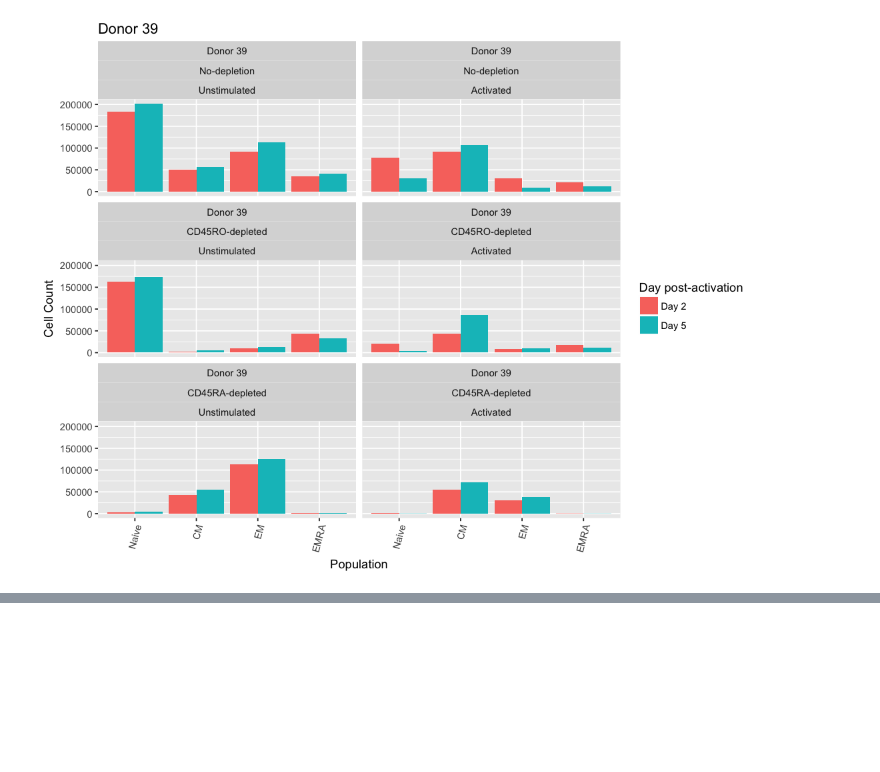
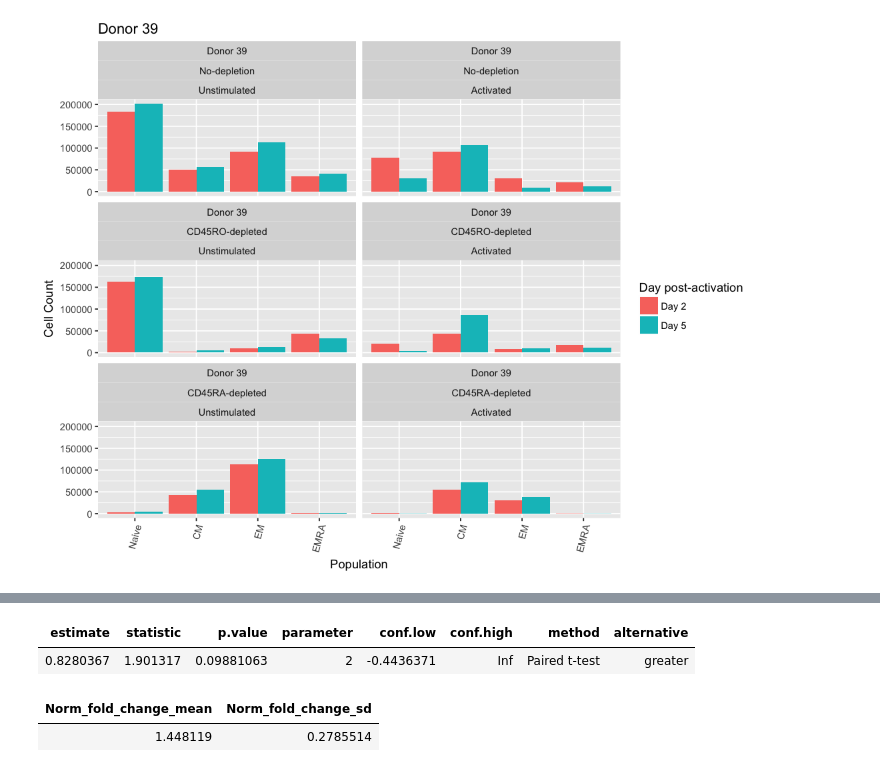
Before and after one commit to hammerlab/t-cell-electroporation, a Jupyter notebook: notebooks/figure-8/Cell counts following activation after enriching for naive or memory phenotypes.ipynb, the cells around one changed output, grey strips where cells are left out. Cells and saved outputs as stored; diff of their text form; code cells hidden in the pictures; blank space fills up the shorter version.

```diff
--- a/notebooks/figure-8/Cell counts following activation after enriching for naive or memory phenotypes.ipynb
+++ b/notebooks/figure-8/Cell counts following activation after enriching for naive or memory phenotypes.ipynb
@@ -180,0 +218,23 @@ for(donor in donors) {
+# %%
+t.test(
+    formula=`Fold_change`~`Depletion`,
+    data=normalized_cm_counts %>% as.data.frame,
+    paired=TRUE,
+    alternative="greater"
+) %>% tidy
+# %% [output]
+| estimate | statistic | p.value | parameter | conf.low | conf.high | method | alternative |
+| 0.8280367 | 1.901317 | 0.09881063 | 2 | -0.4436371 | Inf | Paired t-test | greater |
+# %%
+normalized_cm_counts %>%
+    spread(`Depletion`, `Fold_change`) %>%
+    mutate(
+        `Norm_fold_change`=`CD45RO-depleted`/`CD45RA-depleted`
+    ) %>%
+    summarize(
+        `Norm_fold_change_mean`=mean(`Norm_fold_change`),
+        `Norm_fold_change_sd`=sd(`Norm_fold_change`)
+    )
+# %% [output]
+| Norm_fold_change_mean | Norm_fold_change_sd |
+| 1.448119 | 0.2785514 |
```
Also changed, not shown: parts of 4 cells of this notebook.
